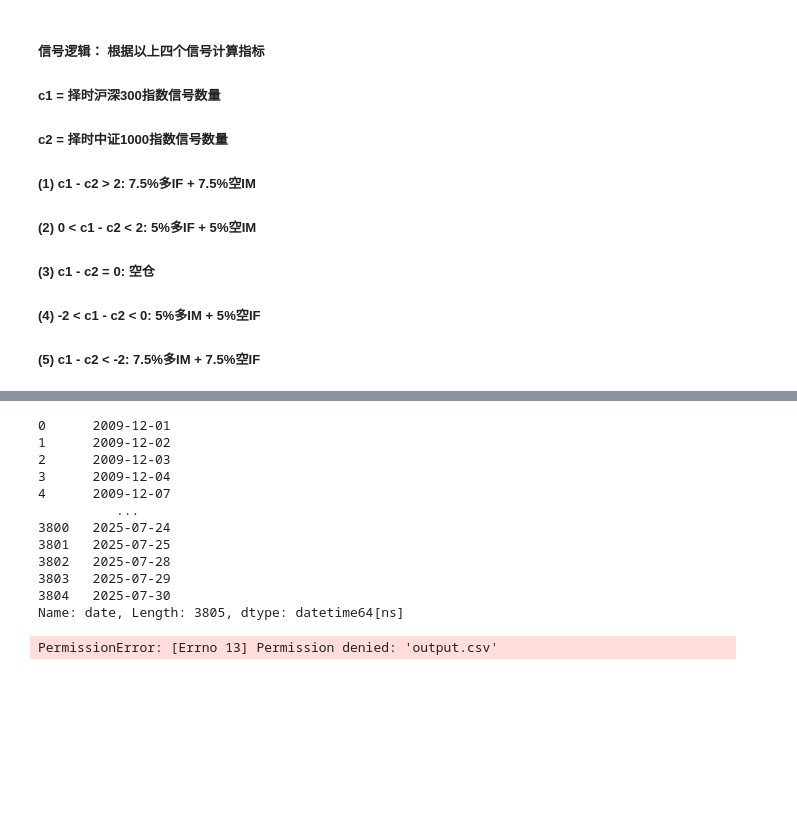
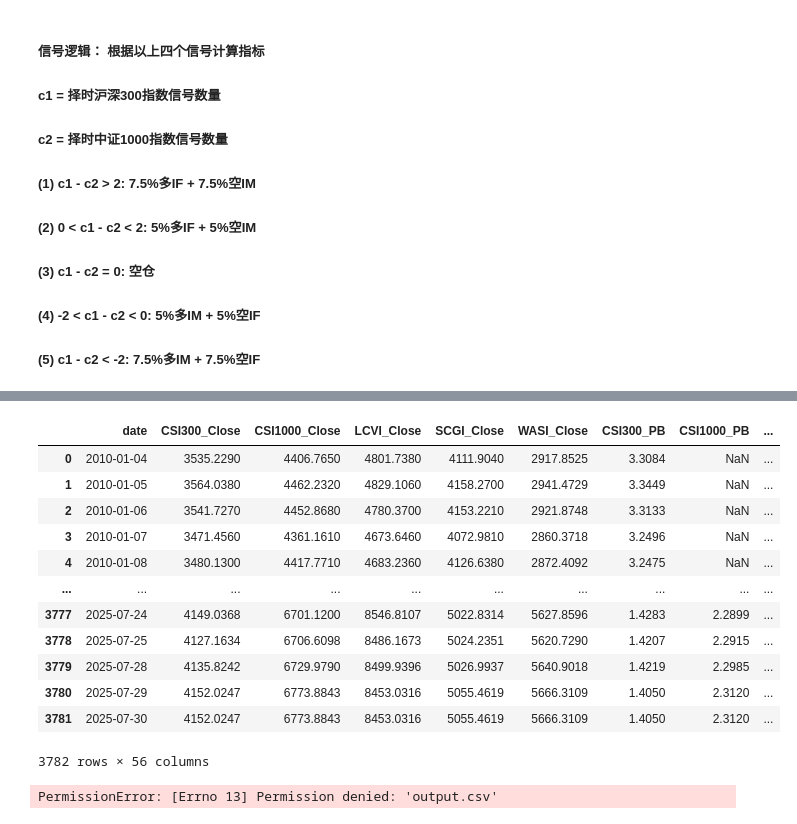
Before and after one commit to SGPPellow/Stock_Index_Futures_Timing_Strategy, a Jupyter notebook: Stock_Index_Futures_Timing_Strategy.ipynb, the cells around one changed output, grey strips where cells are left out. Cells and saved outputs as stored; diff of their text form; code cells hidden in the pictures; blank space fills up the shorter version.

```diff
--- a/Stock_Index_Futures_Timing_Strategy.ipynb
+++ b/Stock_Index_Futures_Timing_Strategy.ipynb
@@ -301,20 +296,27 @@ fig5.show()
+# %%
+data['Signal1_rtn'] = np.cumprod(data['Signal1_day_rtn']) * 500000
+data['Signal2_rtn'] = np.cumprod(data['Signal2_day_rtn']) * 500000
+data['Signal3_rtn'] = np.cumprod(data['Signal3_day_rtn']) * 500000
+data['Signal4_rtn'] = np.cumprod(data['Signal4_day_rtn']) * 500000
+data['Signal5_rtn'] = np.cumprod(data['Signal_all_day_rtn']) * 500000
+# %%
+data
+# %% [output]
+|  | date | CSI300_Close | CSI1000_Close | LCVI_Close | SCGI_Close | WASI_Close | CSI300_PB | CSI1000_PB | ... |
+| 0 | 2010-01-04 | 3535.2290 | 4406.7650 | 4801.7380 | 4111.9040 | 2917.8525 | 3.3084 | NaN | ... |
+| 1 | 2010-01-05 | 3564.0380 | 4462.2320 | 4829.1060 | 4158.2700 | 2941.4729 | 3.3449 | NaN | ... |
+| 2 | 2010-01-06 | 3541.7270 | 4452.8680 | 4780.3700 | 4153.2210 | 2921.8748 | 3.3133 | NaN | ... |
+| 3 | 2010-01-07 | 3471.4560 | 4361.1610 | 4673.6460 | 4072.9810 | 2860.3718 | 3.2496 | NaN | ... |
+| 4 | 2010-01-08 | 3480.1300 | 4417.7710 | 4683.2360 | 4126.6380 | 2872.4092 | 3.2475 | NaN | ... |
+| ... | ... | ... | ... | ... | ... | ... | ... | ... | ... |
+| 3777 | 2025-07-24 | 4149.0368 | 6701.1200 | 8546.8107 | 5022.8314 | 5627.8596 | 1.4283 | 2.2899 | ... |
+| 3778 | 2025-07-25 | 4127.1634 | 6706.6098 | 8486.1673 | 5024.2351 | 5620.7290 | 1.4207 | 2.2915 | ... |
+| 3779 | 2025-07-28 | 4135.8242 | 6729.9790 | 8499.9396 | 5026.9937 | 5640.9018 | 1.4219 | 2.2985 | ... |
+| 3780 | 2025-07-29 | 4152.0247 | 6773.8843 | 8453.0316 | 5055.4619 | 5666.3109 | 1.4050 | 2.3120 | ... |
+| 3781 | 2025-07-30 | 4152.0247 | 6773.8843 | 8453.0316 | 5055.4619 | 5666.3109 | 1.4050 | 2.3120 | ... |
+3782 rows × 56 columns
 # %%
 data1 = data.loc[:,['date','Signal1_rtn','Signal2_rtn','Signal3_rtn','Signal4_rtn','Signal5_rtn']]
-# %%
-data1.date
-# %% [output]
-0      2009-12-01
-1      2009-12-02
-2      2009-12-03
-3      2009-12-04
-4      2009-12-07
-          ...
-3800   2025-07-24
-3801   2025-07-25
-3802   2025-07-28
-3803   2025-07-29
-3804   2025-07-30
-Name: date, Length: 3805, dtype: datetime64[ns]
 # %%
 data1.to_csv('output.csv', index=False)
 # %% [output]
```
Also changed, not shown: parts of 15 cells of this notebook, 3 other files.
